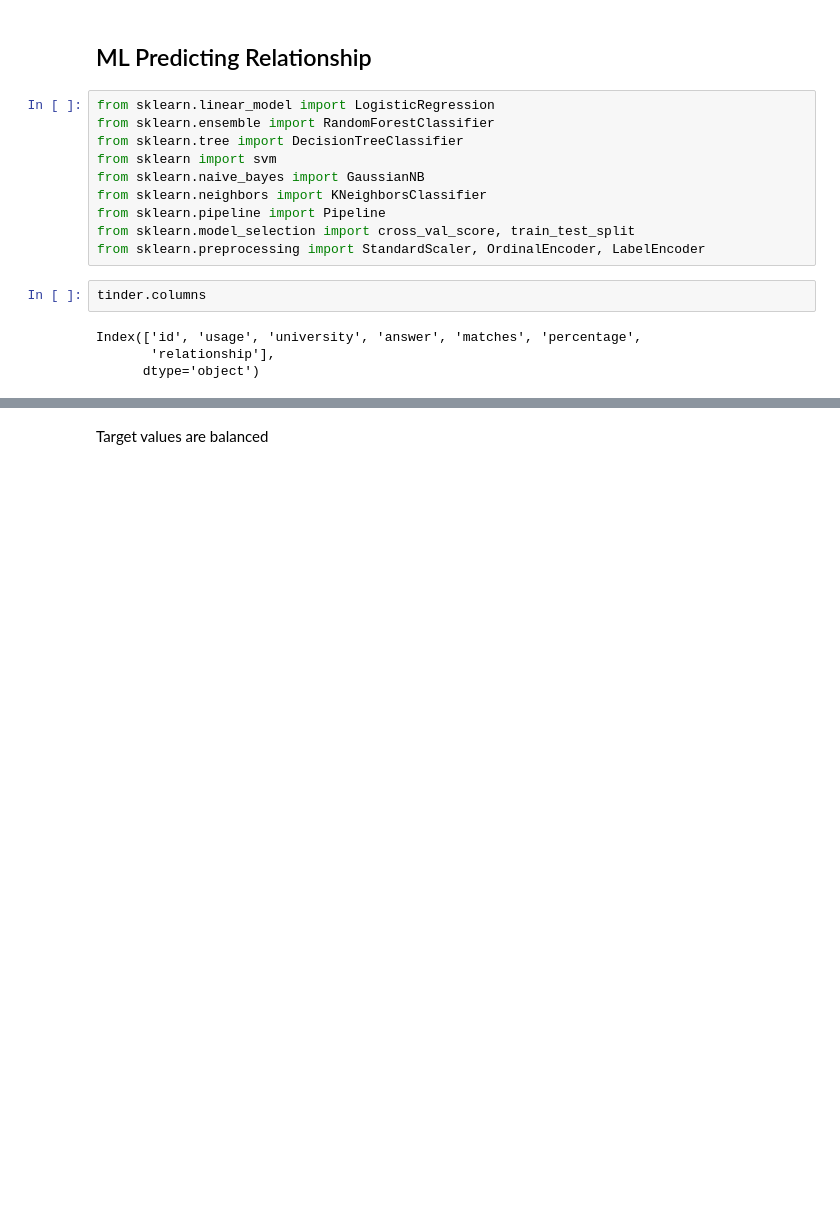
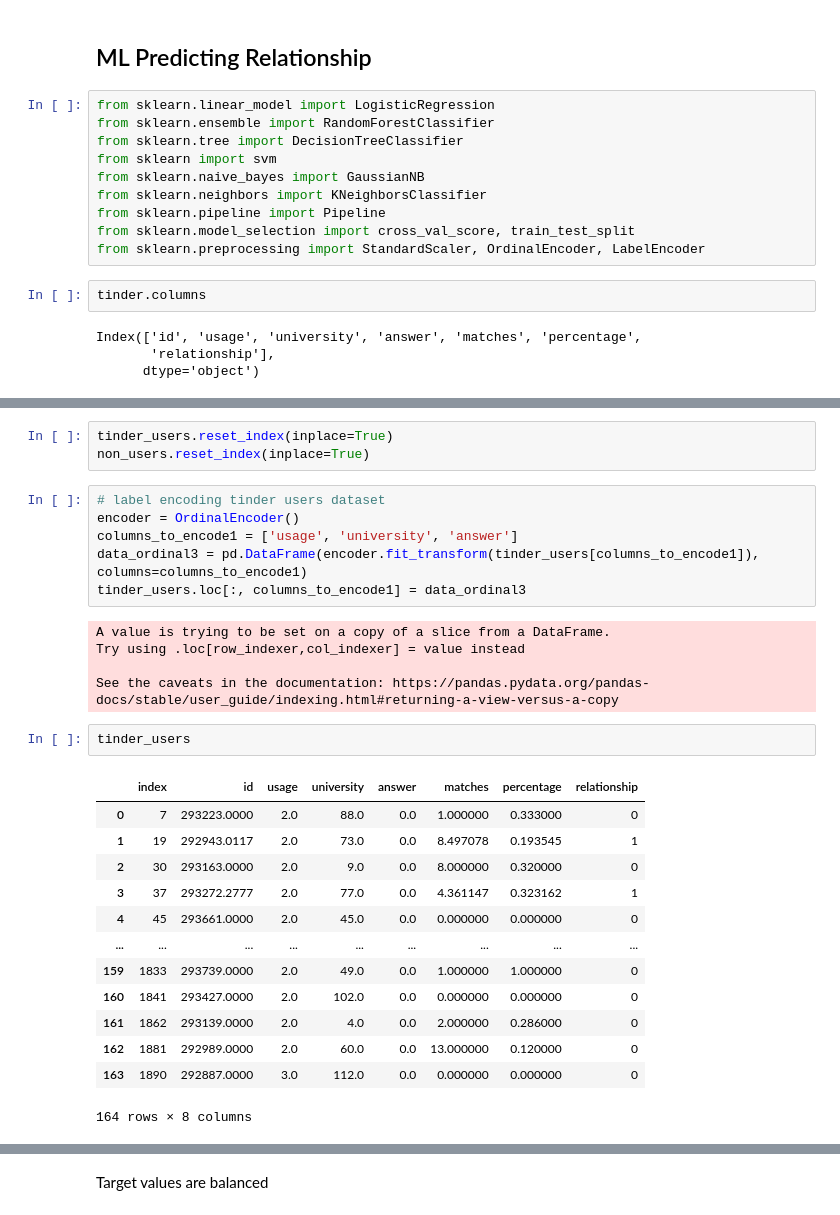
Before and after one commit to jodiambra/Code-Pudding-2, a Jupyter notebook: tinder.ipynb, the cells around one changed output, grey strips where cells are left out. Drawn from its saved outputs; the diff is of its cells as text; blank space fills up the shorter version.

```diff
--- a/tinder.ipynb
+++ b/tinder.ipynb
@@ -396,0 +405,30 @@ Index(['id', 'usage', 'university', 'answer', 'matches', 'percentage',
+# %%
+tinder_users.reset_index(inplace=True)
+non_users.reset_index(inplace=True)
+# %%
+# label encoding tinder users dataset
+encoder = OrdinalEncoder()
+columns_to_encode1 = ['usage', 'university', 'answer']
+data_ordinal3 = pd.DataFrame(encoder.fit_transform(tinder_users[columns_to_encode1]), columns=columns_to_encode1)
+tinder_users.loc[:, columns_to_encode1] = data_ordinal3
+# %% [output]
+A value is trying to be set on a copy of a slice from a DataFrame.
+Try using .loc[row_indexer,col_indexer] = value instead
+
+See the caveats in the documentation: https://pandas.pydata.org/pandas-docs/stable/user_guide/indexing.html#returning-a-view-versus-a-copy
+# %%
+tinder_users
+# %% [output]
+|  | index | id | usage | university | answer | matches | percentage | relationship |
+| 0 | 7 | 293223.0000 | 2.0 | 88.0 | 0.0 | 1.000000 | 0.333000 | 0 |
+| 1 | 19 | 292943.0117 | 2.0 | 73.0 | 0.0 | 8.497078 | 0.193545 | 1 |
+| 2 | 30 | 293163.0000 | 2.0 | 9.0 | 0.0 | 8.000000 | 0.320000 | 0 |
+| 3 | 37 | 293272.2777 | 2.0 | 77.0 | 0.0 | 4.361147 | 0.323162 | 1 |
+| 4 | 45 | 293661.0000 | 2.0 | 45.0 | 0.0 | 0.000000 | 0.000000 | 0 |
+| ... | ... | ... | ... | ... | ... | ... | ... | ... |
+| 159 | 1833 | 293739.0000 | 2.0 | 49.0 | 0.0 | 1.000000 | 1.000000 | 0 |
+| 160 | 1841 | 293427.0000 | 2.0 | 102.0 | 0.0 | 0.000000 | 0.000000 | 0 |
+| 161 | 1862 | 293139.0000 | 2.0 | 4.0 | 0.0 | 2.000000 | 0.286000 | 0 |
+| 162 | 1881 | 292989.0000 | 2.0 | 60.0 | 0.0 | 13.000000 | 0.120000 | 0 |
+| 163 | 1890 | 292887.0000 | 3.0 | 112.0 | 0.0 | 0.000000 | 0.000000 | 0 |
+164 rows × 8 columns
```
Also changed, not shown: parts of 24 cells of this notebook.
